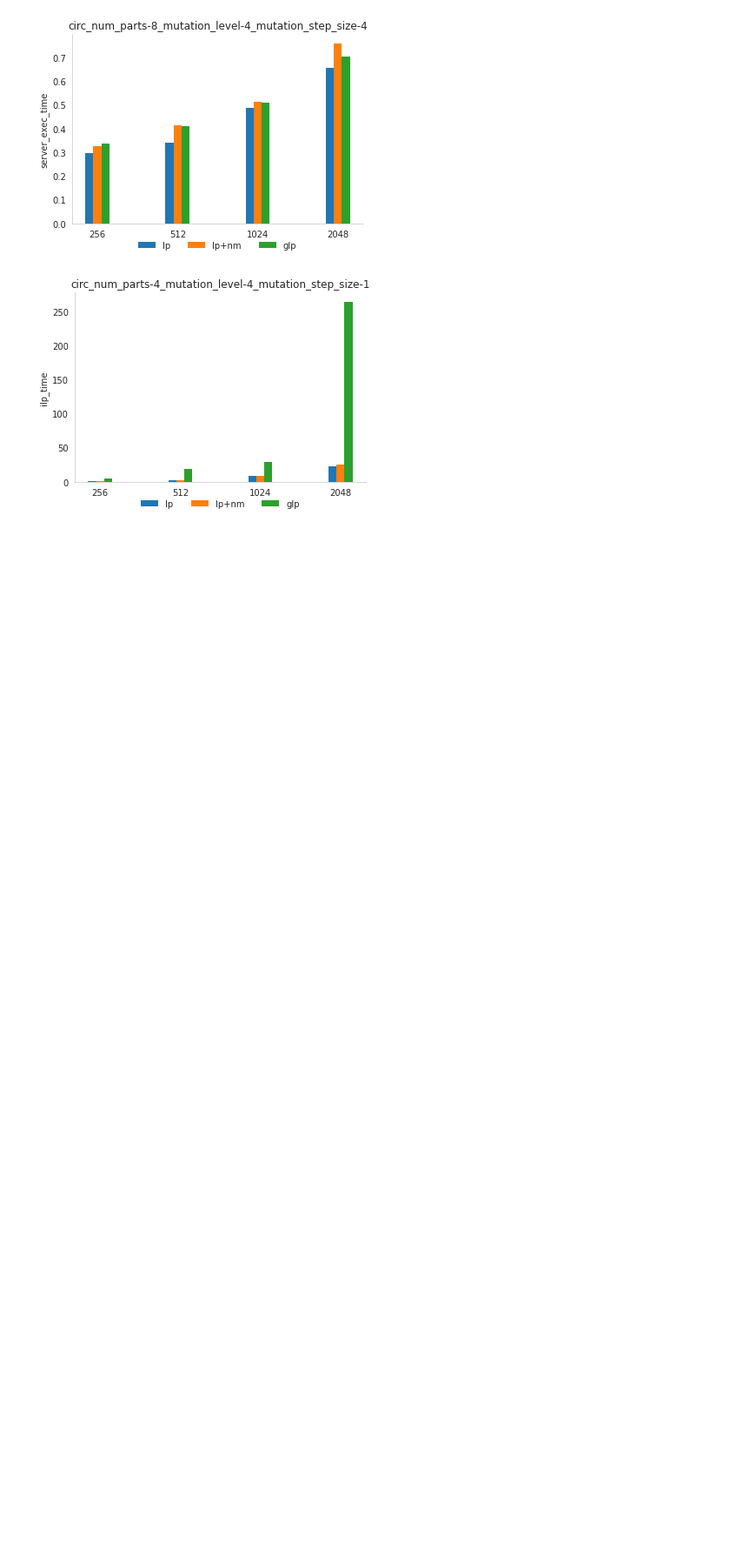
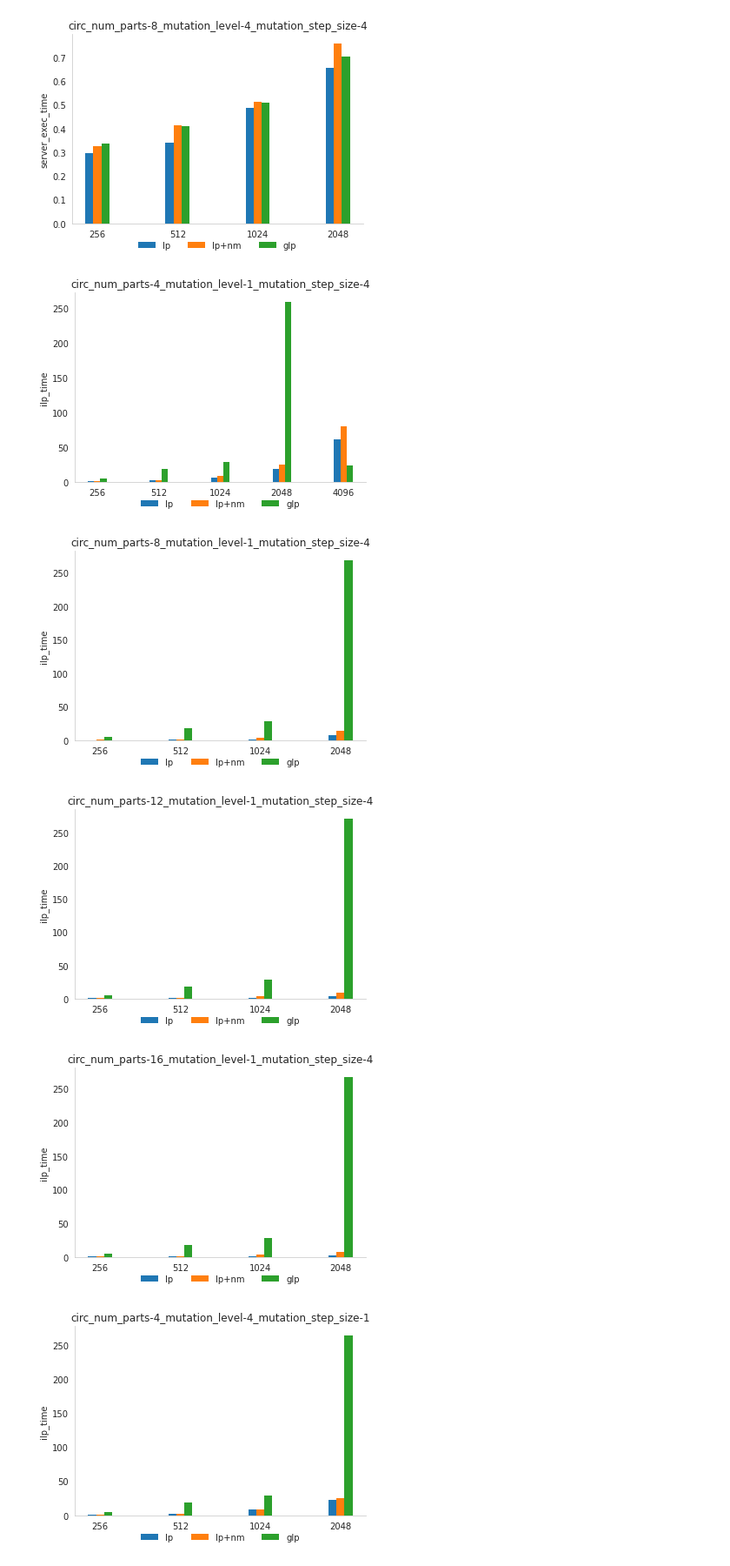
Before and after one commit to edwjchen/circ_benchmarks, a Jupyter notebook: analysis/analysis.ipynb, the cells around one changed output. Shown at 87% size. Cells and saved outputs as stored; diff of their text form; code cells hidden in the pictures; blank space fills up the shorter version.

```diff
--- a/analysis/analysis.ipynb
+++ b/analysis/analysis.ipynb
@@ -283,6 +288,22 @@ plot_by_selection_scheme_and_input_size(circ_df[circ_df["selection_scheme"].str.
 [figure]
 # %%
 # this looks fishy... why is GLP slower than LP?
+# %%
+# How does the number of partitions affect the ilp solving time?
+perms = [
+    (4, 1, 4),
+    (8, 1, 4),
+    (12, 1, 4),
+    (16, 1, 4),
+]
+
+key = "ilp_time"
+plot_by_selection_scheme_and_input_size(circ_df[circ_df["selection_scheme"].str.contains("lp")], "circ", permutation_keys, perms, key)
+# %% [output]
+[figure, added]
+[figure, added]
+[figure, added]
+[figure, added]
 # %%
 # How does the number of partitions affect the ilp solving time?
 perms = [
```
Also changed, not shown: parts of 8 cells of this notebook, 5 other files.
